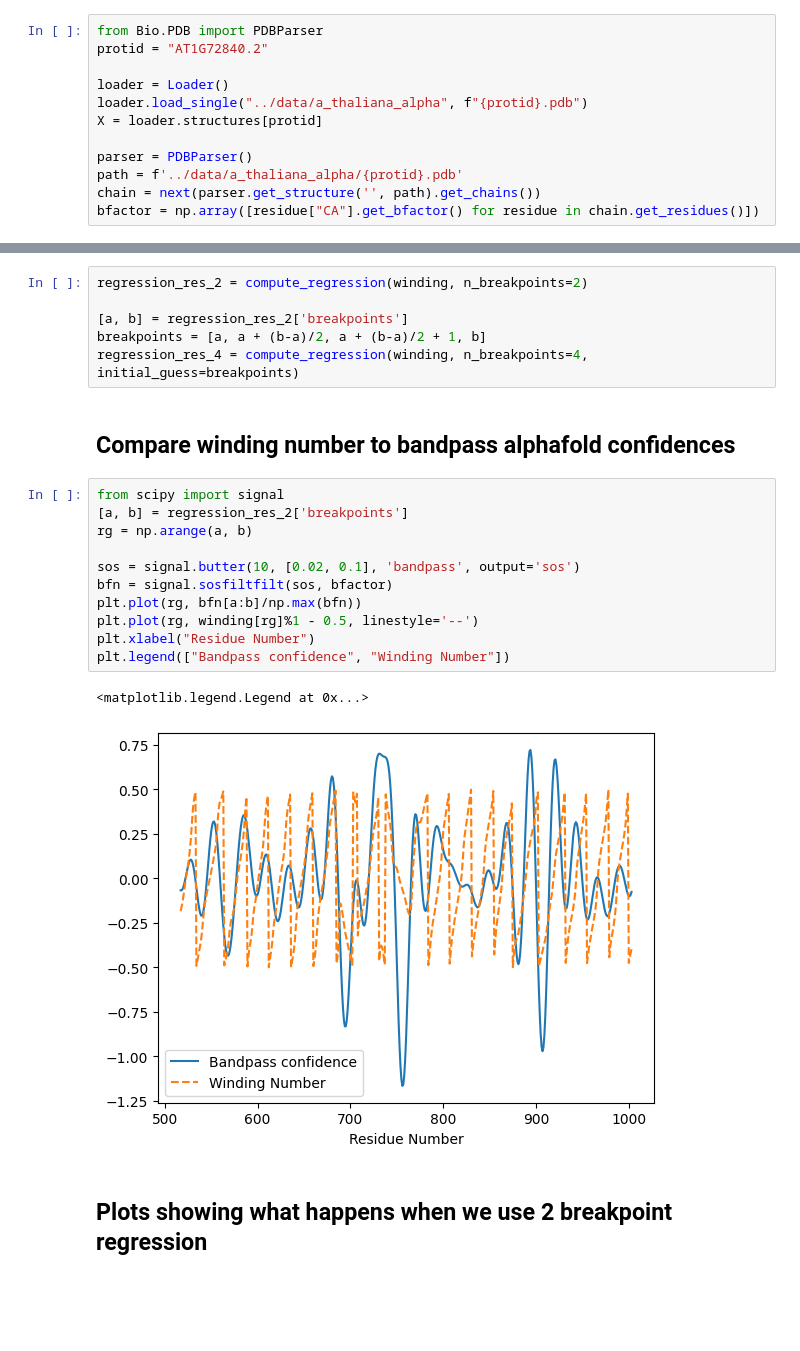
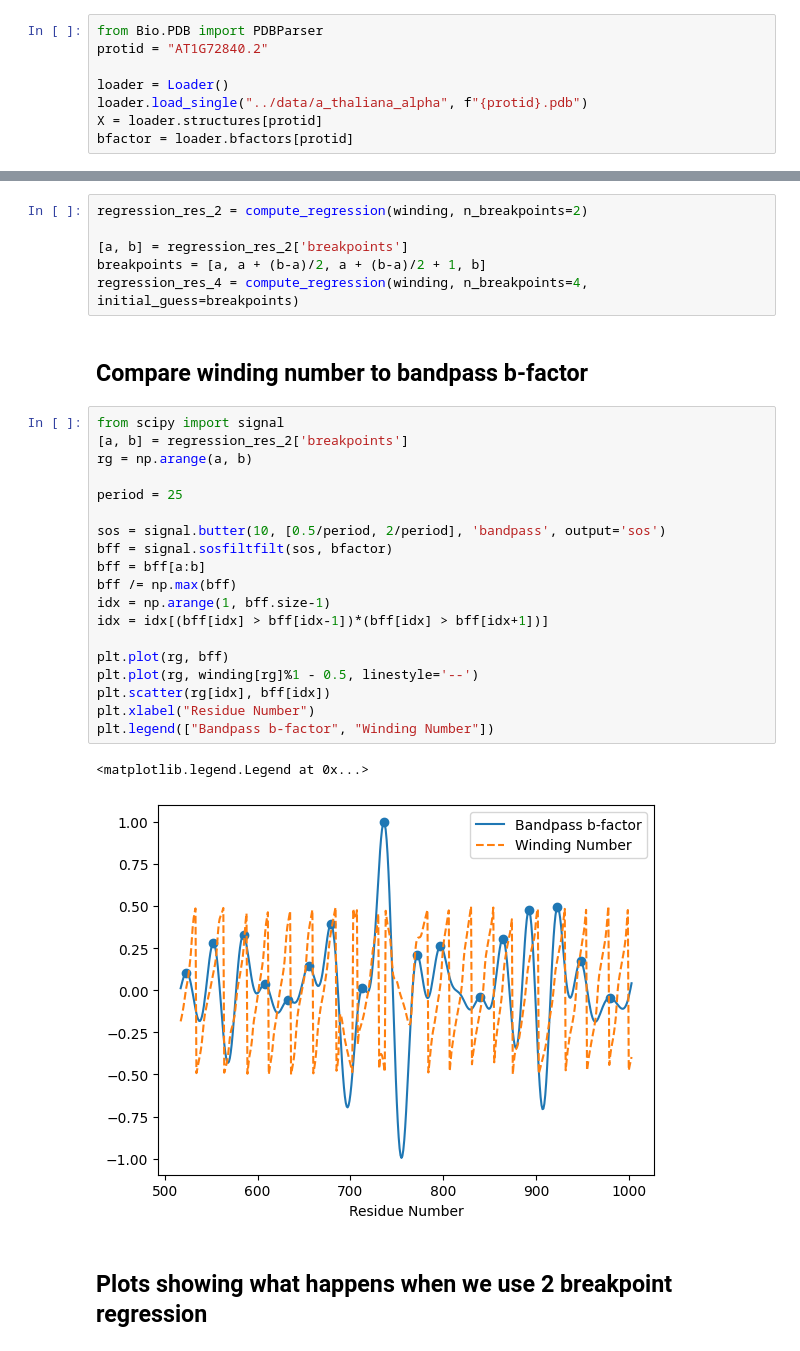
Before and after one commit to DanielleMStevens/LRR-Annotation, a Jupyter notebook: figures/MultiBreakpoint.ipynb, the cells around one changed output, grey strips where cells are left out. Saved outputs shown, nothing was run; the diff lists cells and outputs as text; blank space fills up the shorter version.

Commit message:
Adding periodicity estimation based on b-factor

```diff
--- a/figures/MultiBreakpoint.ipynb
+++ b/figures/MultiBreakpoint.ipynb
@@ -29,11 +29,7 @@ protid = "AT1G72840.2"
 loader = Loader()
 loader.load_single("../data/a_thaliana_alpha", f"{protid}.pdb")
 X = loader.structures[protid]
-
-parser = PDBParser()
-path = f'../data/a_thaliana_alpha/{protid}.pdb'
-chain = next(parser.get_structure('', path).get_chains())
-bfactor = np.array([residue["CA"].get_bfactor() for residue in chain.get_residues()])
+bfactor = loader.bfactors[protid]
 # %% [markdown]
 ### Compute winding number
 # %%
@@ -48,21 +44,29 @@ regression_res_2 = compute_regression(winding, n_breakpoints=2)
 breakpoints = [a, a + (b-a)/2, a + (b-a)/2 + 1, b]
 regression_res_4 = compute_regression(winding, n_breakpoints=4, initial_guess=breakpoints)
 # %% [markdown]
-## Compare winding number to bandpass alphafold confidences
+## Compare winding number to bandpass b-factor
 # %%
 from scipy import signal
 [a, b] = regression_res_2['breakpoints']
 rg = np.arange(a, b)
 
-sos = signal.butter(10, [0.02, 0.1], 'bandpass', output='sos')
-bfn = signal.sosfiltfilt(sos, bfactor)
-plt.plot(rg, bfn[a:b]/np.max(bfn))
+period = 25
+
+sos = signal.butter(10, [0.5/period, 2/period], 'bandpass', output='sos')
+bff = signal.sosfiltfilt(sos, bfactor)
+bff = bff[a:b]
+bff /= np.max(bff)
+idx = np.arange(1, bff.size-1)
+idx = idx[(bff[idx] > bff[idx-1])*(bff[idx] > bff[idx+1])]
+
+plt.plot(rg, bff)
 plt.plot(rg, winding[rg]%1 - 0.5, linestyle='--')
+plt.scatter(rg[idx], bff[idx])
 plt.xlabel("Residue Number")
-plt.legend(["Bandpass confidence", "Winding Number"])
+plt.legend(["Bandpass b-factor", "Winding Number"])
 # %% [output]
 <matplotlib.legend.Legend at 0x...>
-[figure, old version]
+[figure, new version]
 # %% [markdown]
 ## Plots showing what happens when we use 2 breakpoint regression
 # %%
```
Also changed, not shown: 3 other files.
